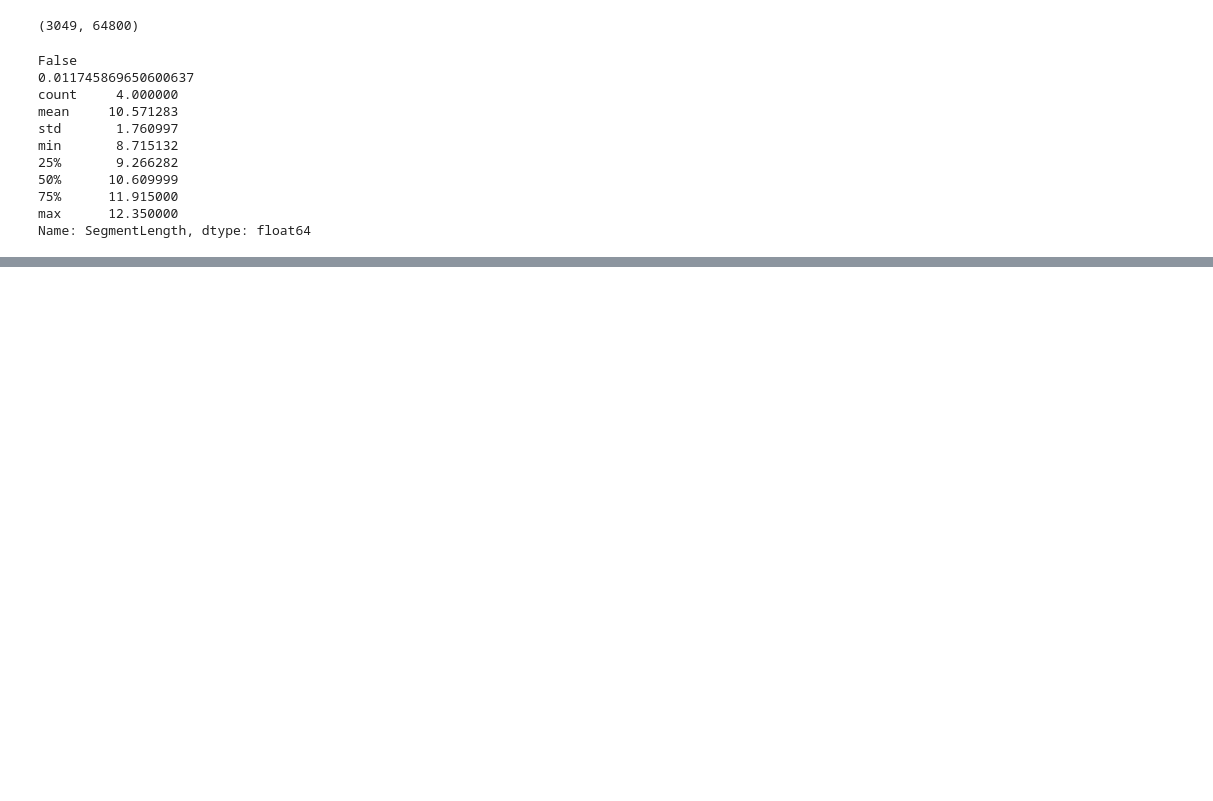
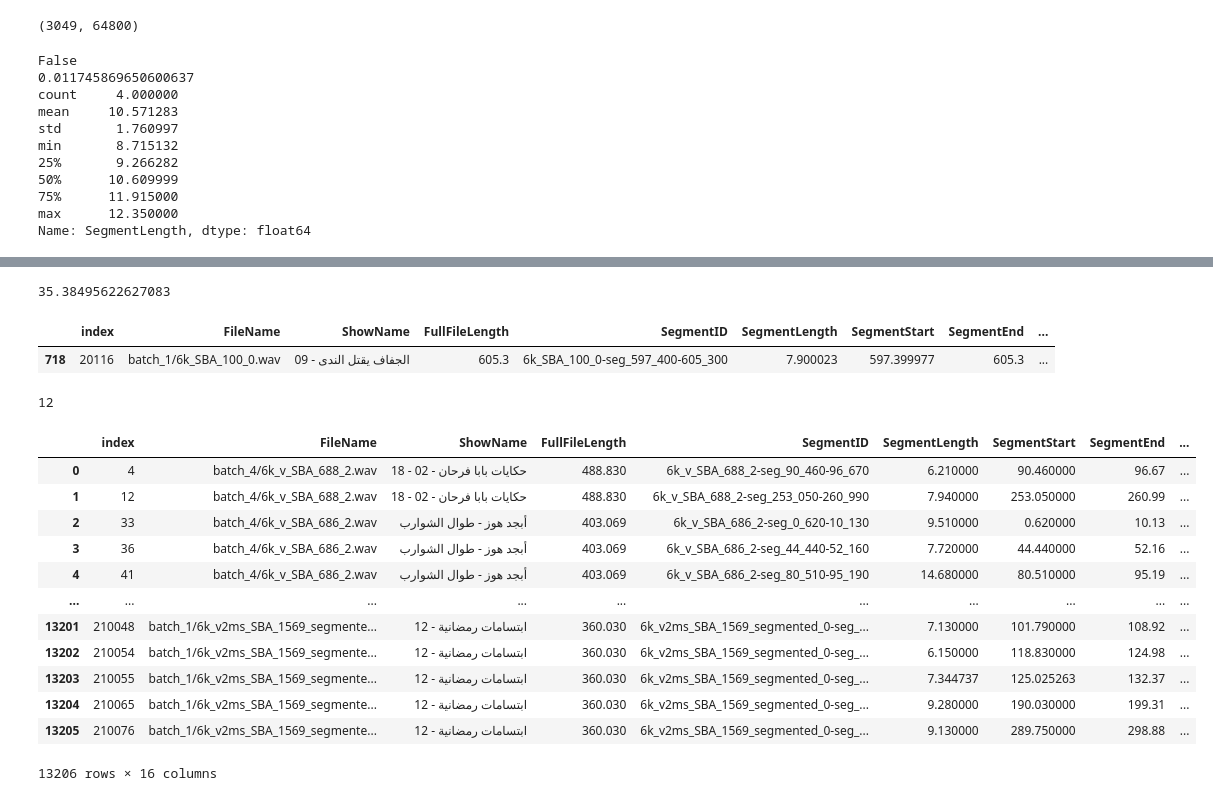
Before and after one commit to Ahmed-Alsardi/data_preprocessing, a Jupyter notebook: src/processing/sada/sada_note.ipynb, the cells around one changed output, grey strips where cells are left out. Drawn from its saved outputs; the diff is of its cells as text; code cells hidden in the pictures; blank space fills up the shorter version.

Commit message:
sada dataframes

```diff
--- a/src/processing/sada/sada_note.ipynb
+++ b/src/processing/sada/sada_note.ipynb
@@ -142,3 +142,11 @@ min       8.715132
 75%      11.915000
 max      12.350000
 Name: SegmentLength, dtype: float64
+# %%
+min_filter = train_df.SegmentLength >= 6
+max_filter = train_df.SegmentLength <= 16
+df = train_df[min_filter & max_filter]
+df = df[df.Environment == "Clean -- نظيف"]
+df = df[df.ProcessedText.notna()]
+df = df.reset_index()
+df.info()
@@ -144,0 +171,7 @@ Name: SegmentLength, dtype: float64
+# %%
+df.SegmentLength.sum() / 3600
+# %% [output]
+35.38495622627083
+# %%
+from processing.services import clean_text
+df.ProcessedText = df.ProcessedText.apply(clean_text)
@@ -144,0 +194,26 @@ Name: SegmentLength, dtype: float64
+# %%
+groups.get_group("batch_1/6k_SBA_100_0.wav")
+# %% [output]
+|  | index | FileName | ShowName | FullFileLength | SegmentID | SegmentLength | SegmentStart | SegmentEnd | ... |
+| 718 | 20116 | batch_1/6k_SBA_100_0.wav | الجفاف يقتل الندى - 09 | 605.3 | 6k_SBA_100_0-seg_597_400-605_300 | 7.900023 | 597.399977 | 605.3 | ... |
+# %%
+df.iloc[[1]].index.values[0]
+# %% [output]
+12
+# %%
+df["segment_filename"] = df.apply(lambda row: f"{Path(row.FileName).stem}_{row.name}", axis=1)
+df
+# %% [output]
+|  | index | FileName | ShowName | FullFileLength | SegmentID | SegmentLength | SegmentStart | SegmentEnd | ... |
+| 0 | 4 | batch_4/6k_v_SBA_688_2.wav | حكايات بابا فرحان - 02 - 18 | 488.830 | 6k_v_SBA_688_2-seg_90_460-96_670 | 6.210000 | 90.460000 | 96.67 | ... |
+| 1 | 12 | batch_4/6k_v_SBA_688_2.wav | حكايات بابا فرحان - 02 - 18 | 488.830 | 6k_v_SBA_688_2-seg_253_050-260_990 | 7.940000 | 253.050000 | 260.99 | ... |
+| 2 | 33 | batch_4/6k_v_SBA_686_2.wav | أبجد هوز - طوال الشوارب | 403.069 | 6k_v_SBA_686_2-seg_0_620-10_130 | 9.510000 | 0.620000 | 10.13 | ... |
+| 3 | 36 | batch_4/6k_v_SBA_686_2.wav | أبجد هوز - طوال الشوارب | 403.069 | 6k_v_SBA_686_2-seg_44_440-52_160 | 7.720000 | 44.440000 | 52.16 | ... |
+| 4 | 41 | batch_4/6k_v_SBA_686_2.wav | أبجد هوز - طوال الشوارب | 403.069 | 6k_v_SBA_686_2-seg_80_510-95_190 | 14.680000 | 80.510000 | 95.19 | ... |
+| ... | ... | ... | ... | ... | ... | ... | ... | ... | ... |
+| 13201 | 210048 | batch_1/6k_v2ms_SBA_1569_segmente... | ابتسامات رمضانية - 12 | 360.030 | 6k_v2ms_SBA_1569_segmented_0-seg_... | 7.130000 | 101.790000 | 108.92 | ... |
+| 13202 | 210054 | batch_1/6k_v2ms_SBA_1569_segmente... | ابتسامات رمضانية - 12 | 360.030 | 6k_v2ms_SBA_1569_segmented_0-seg_... | 6.150000 | 118.830000 | 124.98 | ... |
+| 13203 | 210055 | batch_1/6k_v2ms_SBA_1569_segmente... | ابتسامات رمضانية - 12 | 360.030 | 6k_v2ms_SBA_1569_segmented_0-seg_... | 7.344737 | 125.025263 | 132.37 | ... |
+| 13204 | 210065 | batch_1/6k_v2ms_SBA_1569_segmente... | ابتسامات رمضانية - 12 | 360.030 | 6k_v2ms_SBA_1569_segmented_0-seg_... | 9.280000 | 190.030000 | 199.31 | ... |
+| 13205 | 210076 | batch_1/6k_v2ms_SBA_1569_segmente... | ابتسامات رمضانية - 12 | 360.030 | 6k_v2ms_SBA_1569_segmented_0-seg_... | 9.130000 | 289.750000 | 298.88 | ... |
+13206 rows × 16 columns
```
Also changed, not shown: parts of 6 cells of this notebook, 4 other files.
